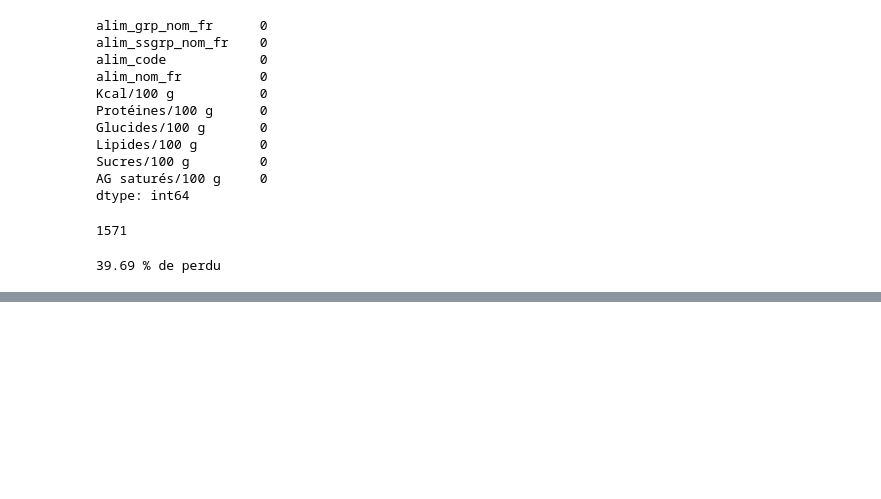
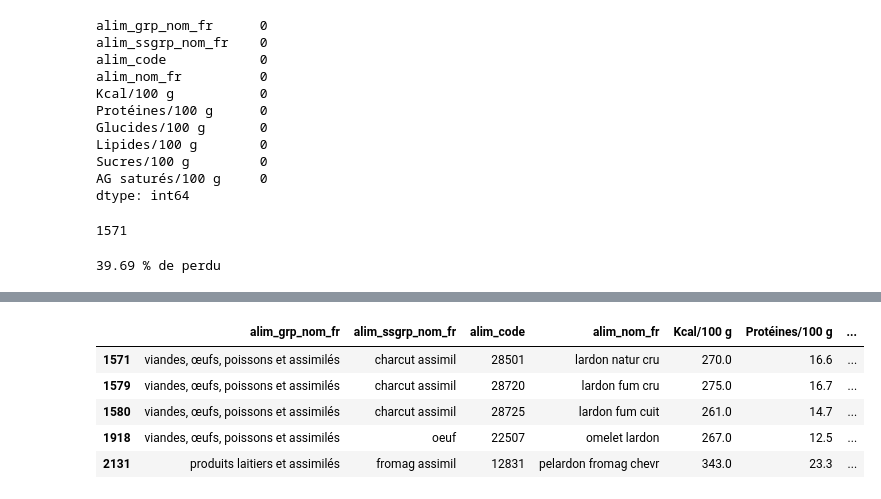
Before and after one commit to mklevesque/DATA_PROJECT, a Jupyter notebook: Back/Jupyter/data_manager.ipynb, the cells around one changed output, grey strips where cells are left out. Saved outputs shown, nothing was run; the diff lists cells and outputs as text; code cells hidden in the pictures; blank space fills up the shorter version.

```diff
--- a/Back/Jupyter/data_manager.ipynb
+++ b/Back/Jupyter/data_manager.ipynb
@@ -342,0 +499,9 @@ df_propre.loc[df_propre["alim_nom_fr"].apply(lambda x: "Huile" in x)]
+# %%
+df_propre.loc[df_propre["alim_nom_fr"].apply(lambda x: "lardon" in x)]
+# %% [output]
+|  | alim_grp_nom_fr | alim_ssgrp_nom_fr | alim_code | alim_nom_fr | Kcal/100 g | Protéines/100 g | ... |
+| 1571 | viandes, œufs, poissons et assimilés | charcut assimil | 28501 | lardon natur cru | 270.0 | 16.6 | ... |
+| 1579 | viandes, œufs, poissons et assimilés | charcut assimil | 28720 | lardon fum cru | 275.0 | 16.7 | ... |
+| 1580 | viandes, œufs, poissons et assimilés | charcut assimil | 28725 | lardon fum cuit | 261.0 | 14.7 | ... |
+| 1918 | viandes, œufs, poissons et assimilés | oeuf | 22507 | omelet lardon | 267.0 | 12.5 | ... |
+| 2131 | produits laitiers et assimilés | fromag assimil | 12831 | pelardon fromag chevr | 343.0 | 23.3 | ... |
```
Also changed, not shown: parts of 40 cells of this notebook.
